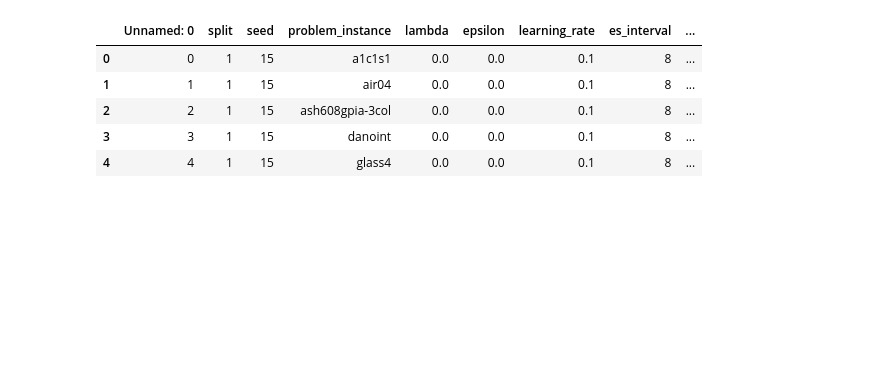
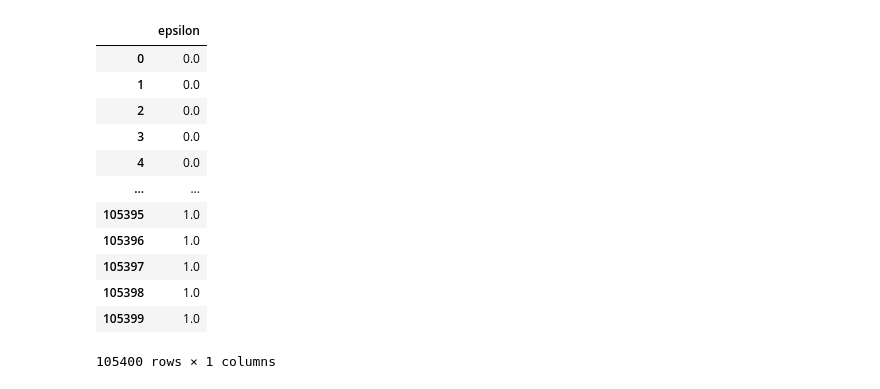
Before and after one commit to JonasHanselle/CoRRAS, a Jupyter notebook: Untitled1-Copy1.ipynb, the cells around one changed output. Cells and saved outputs as stored; diff of their text form; code cells hidden in the pictures; blank space fills up the shorter version.

```diff
--- a/Untitled1-Copy1.ipynb
+++ b/Untitled1-Copy1.ipynb
@@ -21,16 +21,15 @@ scenario_path = "./aslib_data-aslib-v4.0/"
 evaluations_path = "./evaluations/"
 
 figures_path = "./figures/progression-plots/"
-scenarios = ["MIP-2016", "CSP-2010", "SAT11-HAND"]
+scenarios = ["MIP-2016", "CSP-2010", "CPMP-2015"]
 # scenarios = ["CSP-2010", "SAT11-HAND", "SAT11-INDU", "SAT11-RAND"]
-lambda_values = [0.0, 0.3, 0.5, 0.7, 0.9]
-epsilon_values = [0, 0.01, 0.1,
-                  0.2, 1]
+lambda_values = [0.0, 0.1, 0.5, 0.9, 1.0]
+epsilon_values = [0, 0.01, 0.1, 1]
 max_pairs_per_instance = 5
 maxiter = 1000
-seed = 15
+seeds = [15]
 
-learning_rates = [0.1, 0.01]
+learning_rates = [0.001]
 batch_sizes = [128]
 es_patiences = [64]
 es_intervals = [8]
@@ -38,18 +37,21 @@ es_val_ratios = [0.3]
 
 splits = [1, 2, 3, 4, 5, 6, 7, 8, 9, 10]
 
-params = [scenarios, learning_rates,
+params = [scenarios, learning_rates, seeds,
           batch_sizes, es_patiences, es_intervals, es_val_ratios]
 
 param_product = list(product(*params))
 # %%
-for scenario_name, learning_rate, batch_size, es_patience, es_interval, es_val_ratio in param_product:
-    df_baseline = None
+for scenario_name, learning_rate, seed, batch_size, es_patience, es_interval, es_val_ratio in param_product:
+    df_baseline_lr = None
+    df_baseline_rf = None
     params_string = "-".join([scenario_name,
                               str(learning_rate), str(batch_size), str(es_patience), str(es_interval), str(es_val_ratio)])
     try:
-        df_baseline = pd.read_csv(
-            evaluations_path + "baseline-evaluation-" + scenario_name + ".csv")
+        df_baseline_lr = pd.read_csv(
+            evaluations_path + "baseline-evaluation-linear-regression" + scenario_name + ".csv")
+        df_baseline_rf = pd.read_csv(
+            evaluations_path + "baseline-evaluation-random_forest" + scenario_name + ".csv")
     except:
         print("Scenario " + scenario_name +
               " not found in corras evaluation data!")
@@ -58,7 +60,7 @@ for scenario_name, learning_rate, batch_size, es_patience, es_interval, es_val_r
     try:
         # df_corras = pd.read_csv(evaluations_path + "corras-linhinge-evaluation-" + scenario_name + ".csv")
         corras = pd.read_csv(
-            evaluations_path + "corras-hinge-nn-" + scenario_name + ".csv")
+            evaluations_path + "corras-hinge-nn-" + scenario_name + "-short.csv")
     except:
         print("Scenario " + scenario_name +
               " not found in corras evaluation data!")
@@ -67,7 +69,7 @@ for scenario_name, learning_rate, batch_size, es_patience, es_interval, es_val_r
     corras["learning_rate"] == learning_rate) & (
     corras["batch_size"] == batch_size) & (corras["es_patience"] == es_patience) & (corras["es_interval"] == es_interval) & (corras["es_val_ratio"] == es_val_ratio)]
 
-    print(current_frame[:])
+    print(current_frame.head())
     for measure in current_frame.columns[11:]:
         plt.clf()
         # bp = sns.boxplot(x="lambda", y=measure, hue="epsilon", data=df_corras)
@@ -87,16 +89,19 @@ for scenario_name, learning_rate, batch_size, es_patience, es_interval, es_val_r
         text += "es patience = " + str(es_patience) + ", "
         text += "es interval = " + \
         str(es_interval) + ", "
-        text += "es val raio = " + str(es_val_ratio) + ",\n"
+        text += "es val ratio = " + str(es_val_ratio) + ",\n"
         text += "batch size = " + str(batch_size)
 
         plt.annotate(text, (0, 0), (0, -40), xycoords="axes fraction",
              textcoords="offset points", va="top")
 
         lp = sns.lineplot(x="lambda", y=measure, hue="epsilon", ci=None, data=current_frame, palette=sns.color_palette("Set1", len(pd.unique(current_frame["epsilon"]))))
-        if df_baseline is not None:
-            lp.axes.axhline(df_baseline[measure].mean(
+        if df_baseline_rf is not None:
+            lp.axes.axhline(df_baseline_rf[measure].mean(
             ), c="g", ls="--", label="rf-baseline-mean")
+        if df_baseline_lr is not None:
+            lp.axes.axhline(df_baseline_lr[measure].mean(
+            ), c="m", ls="--", label="lr-baseline-mean")
         plt.title(scenario_name)
         plt.legend()
         plt.savefig(figures_path + scenario_name + "-nn-hinge-" + params_string.replace(".","_") + "-" + measure + "-lineplot-eps.pdf", bbox_inches="tight")
@@ -150,9 +158,16 @@ for scenario_name, learning_rate, batch_size, es_patience, es_interval, es_val_r
 # %%
-corras.head()
+corras[["epsilon"]]
 # %% [output]
-|  | Unnamed: 0 | split | seed | problem_instance | lambda | epsilon | learning_rate | es_interval | ... |
-| 0 | 0 | 1 | 15 | a1c1s1 | 0.0 | 0.0 | 0.1 | 8 | ... |
-| 1 | 1 | 1 | 15 | air04 | 0.0 | 0.0 | 0.1 | 8 | ... |
-| 2 | 2 | 1 | 15 | ash608gpia-3col | 0.0 | 0.0 | 0.1 | 8 | ... |
-| 3 | 3 | 1 | 15 | danoint | 0.0 | 0.0 | 0.1 | 8 | ... |
-| 4 | 4 | 1 | 15 | glass4 | 0.0 | 0.0 | 0.1 | 8 | ... |
+|  | epsilon |
+| 0 | 0.0 |
+| 1 | 0.0 |
+| 2 | 0.0 |
+| 3 | 0.0 |
+| 4 | 0.0 |
+| ... | ... |
+| 105395 | 1.0 |
+| 105396 | 1.0 |
+| 105397 | 1.0 |
+| 105398 | 1.0 |
+| 105399 | 1.0 |
+105400 rows × 1 columns
```
Also changed, not shown: parts of 1 cell of this notebook, 2 other files.
